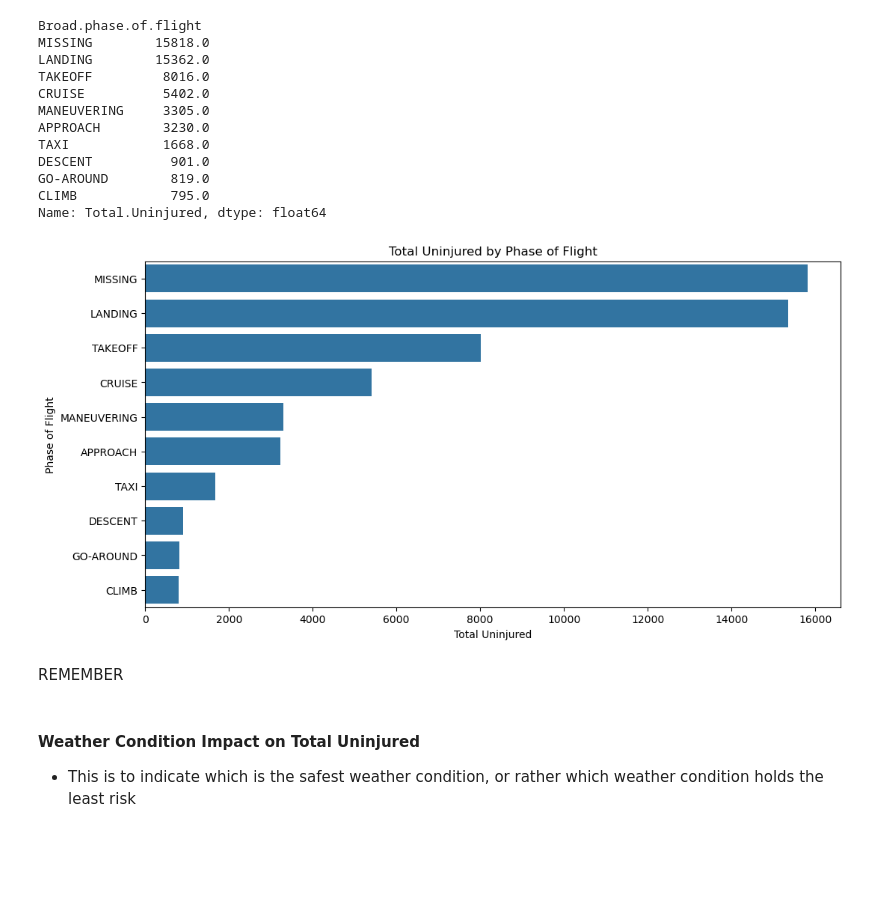
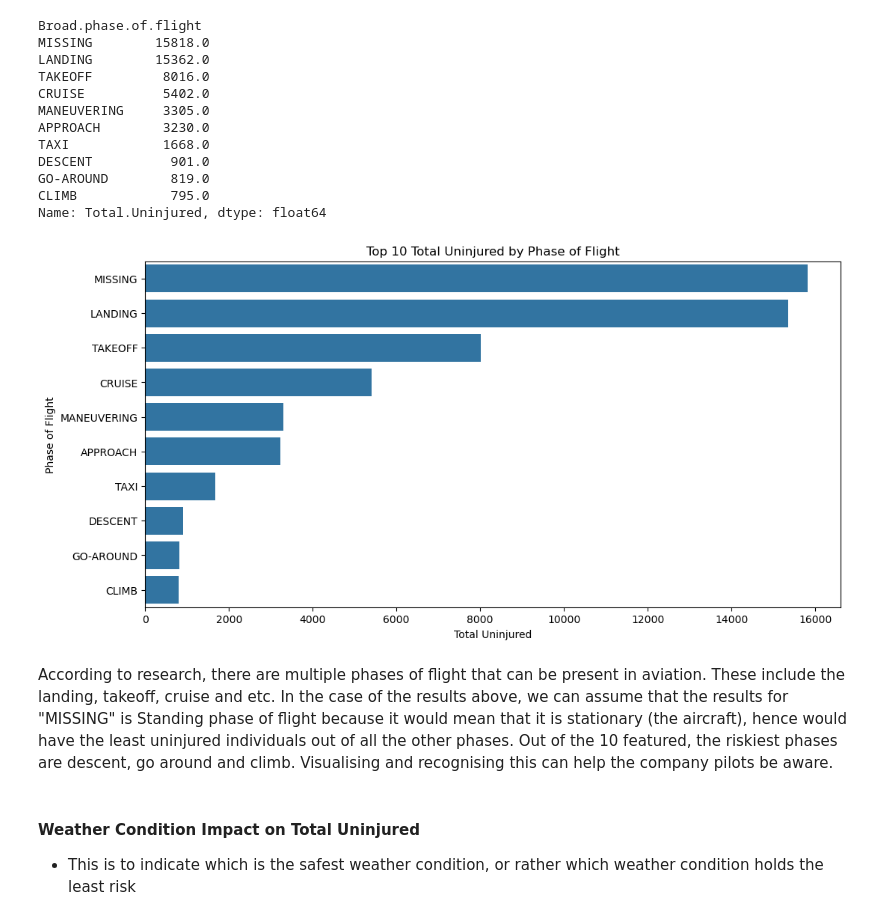
Before and after one commit to JuneHenia/Phase-1-Aviation-Project, a Jupyter notebook: notebooks/Phase 1 project.ipynb, the cells around one changed output. Cells and saved outputs as stored; diff of their text form; code cells hidden in the pictures; blank space fills up the shorter version.

```diff
--- a/notebooks/Phase 1 project.ipynb
+++ b/notebooks/Phase 1 project.ipynb
@@ -826,16 +826,16 @@ Name: Total.Uninjured, dtype: float64
 # %%
 #graph for visualising
 
 plt.figure(figsize = (12,6))
 sns.barplot(x = uninjured_by_phase.values, y = uninjured_by_phase.index)
-plt.title('Total Uninjured by Phase of Flight')
+plt.title('Top 10 Total Uninjured by Phase of Flight')
 plt.xlabel('Total Uninjured')
 plt.ylabel('Phase of Flight')
 plt.show()
 # %% [output]
-[figure, old version]
+[figure, new version]
 # %% [markdown]
-REMEMBER
+According to research, there are multiple phases of flight that can be present in aviation. These include the landing, takeoff, cruise and etc. In the case of the results above, we can assume that the results for "MISSING" is Standing phase of flight because it would mean that it is stationary (the aircraft), hence would have the least uninjured individuals out of all the other phases. Out of the 10 featured, the riskiest phases are descent, go around and climb. Visualising and recognising this can help the company pilots be aware.
 # %% [markdown]
 #### Weather Condition Impact on Total Uninjured
 - This is to indicate which is the safest weather condition, or rather which weather condition holds the least risk
```
Also changed, not shown: parts of 11 cells of this notebook.
